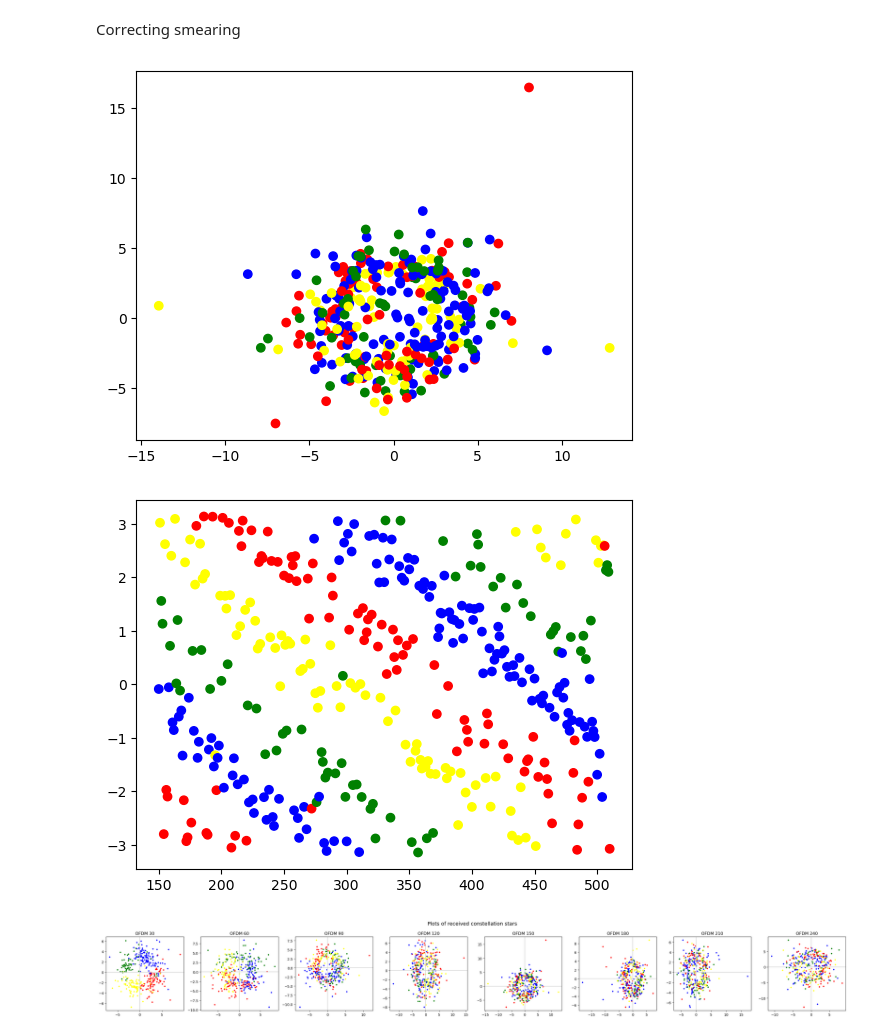
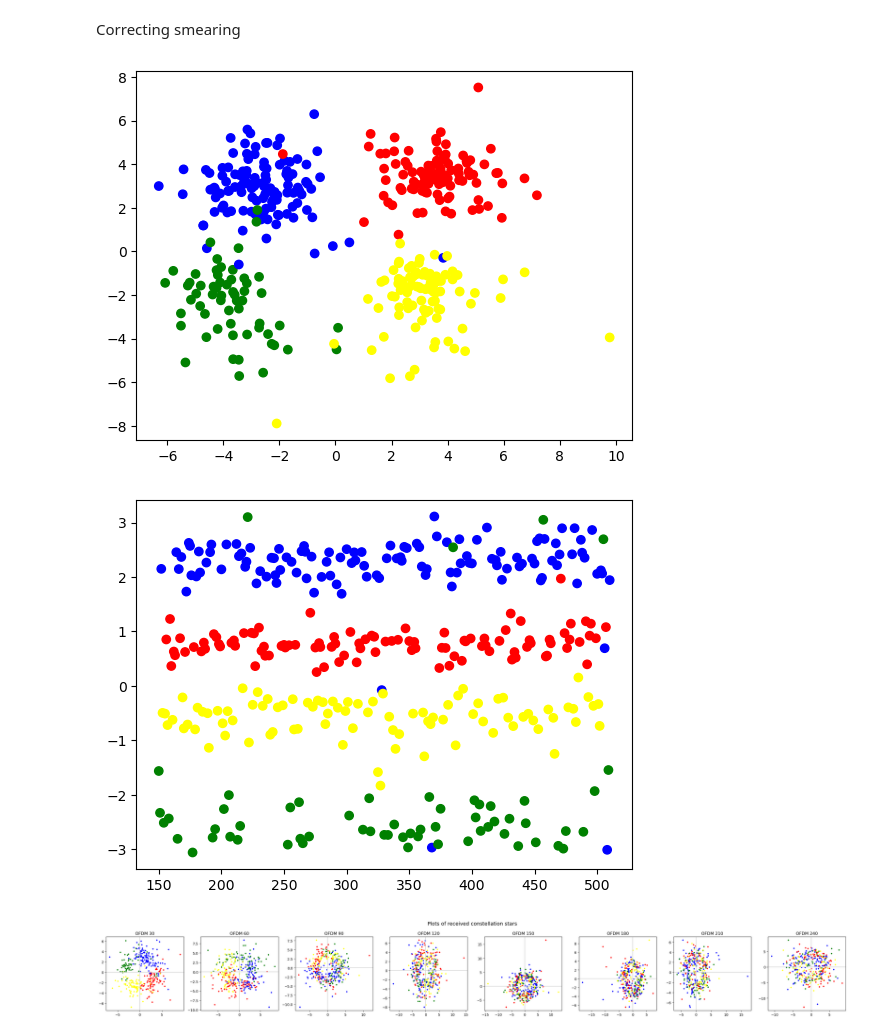
Before and after one commit to kmcm0707/GF3, a Jupyter notebook: full_decoder.ipynb, the cells around one changed output. Cells and saved outputs as stored; diff of their text form; code cells hidden in the pictures.

```diff
--- a/full_decoder.ipynb
+++ b/full_decoder.ipynb
@@ -637,7 +637,7 @@ n = 1056
 
 # Indices to plot
 indices = range(1,33) # OFDM symbol index
-indices = [i * 2 for i in indices]
+indices = [i * 5 for i in indices]
 
 # Create a figure with 7 subplots horizontally
 fig, axes = plt.subplots(4, 8, figsize=(30, 16))
@@ -682,7 +682,7 @@ plt.show()
 Correcting smearing
 # %%
 n = 1056
-index = 150
+index = 0
 Symbol_Two = y[Start_index + index*n :Start_index + (index+1)*n]
 Symbol_Two = Symbol_Two[32:]
 Symbol_Two = np.fft.fft(Symbol_Two, n = 1024)
@@ -691,35 +691,35 @@ Symbol_Two_correct_2 = Symbol_Two / chanel_estimation_2
 
 constelatons = np.loadtxt("constelations.txt", dtype=str)
 # print(len(constelatons))
 constelatons = constelatons[index*511:(index+1)*511]
 colours = []
 for i in constelatons:
     if i == 'A':
         colours.append('red')
     if i == 'B':
         colours.append('blue')
     if i == 'C':
         colours.append('green')
     if i == 'D':
         colours.append('yellow')
 
 index_1 = 150
 index_2 = 511
 
 plt.scatter(np.real(Symbol_Two_correct_2[index_1+1:index_2+1]), np.imag(Symbol_Two_correct_2[index_1+1:index_2+1]), c = colours[index_1:index_2])
 plt.show()
 
 
 list_phase = []
 for x in range(index_1,index_2):
     phase = np.angle(Symbol_Two_correct_2[x+1])
     list_phase.append(phase)
 frequency_bins = np.arange(index_1, index_2, 1).tolist()
 plt.scatter(frequency_bins, list_phase, c = colours[index_1:index_2])
 plt.show()
 # %% [output]
-[figure, old version]
+[figure, new version]
-[figure, old version]
+[figure, new version]
 # %%
 indices = range(1, 9) # OFDM symbol index
 indices = [i * 30 for i in indices]
```
Also changed, not shown: parts of 1 cell of this notebook.
